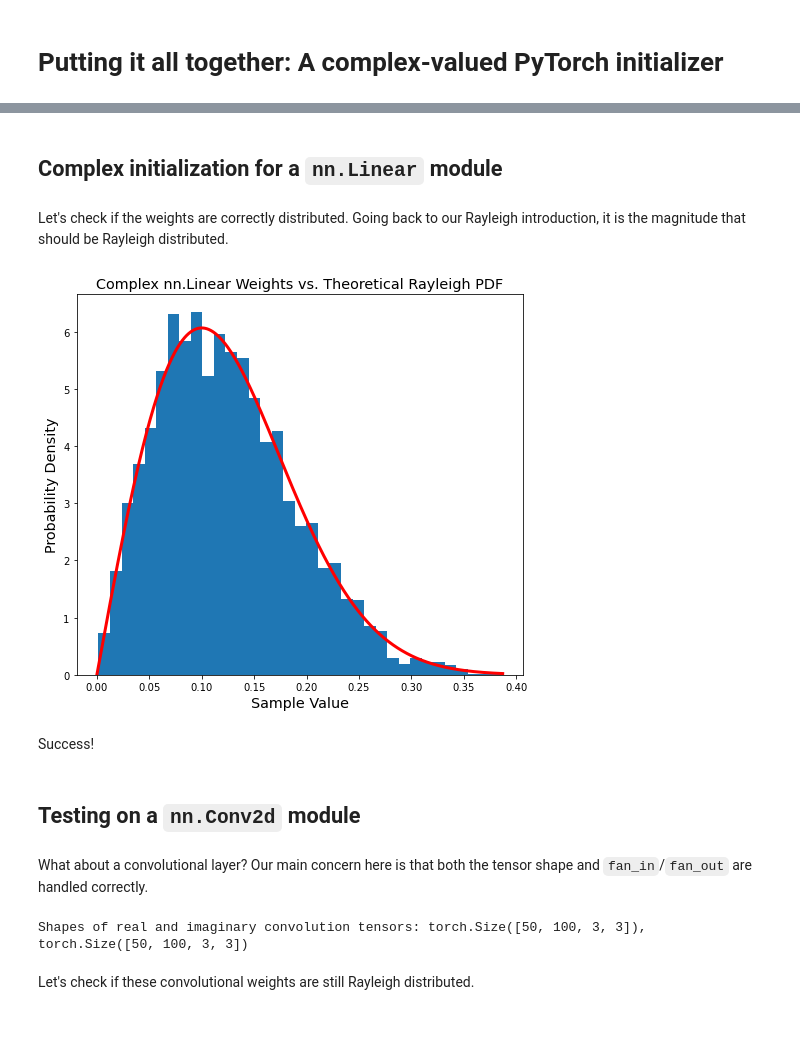
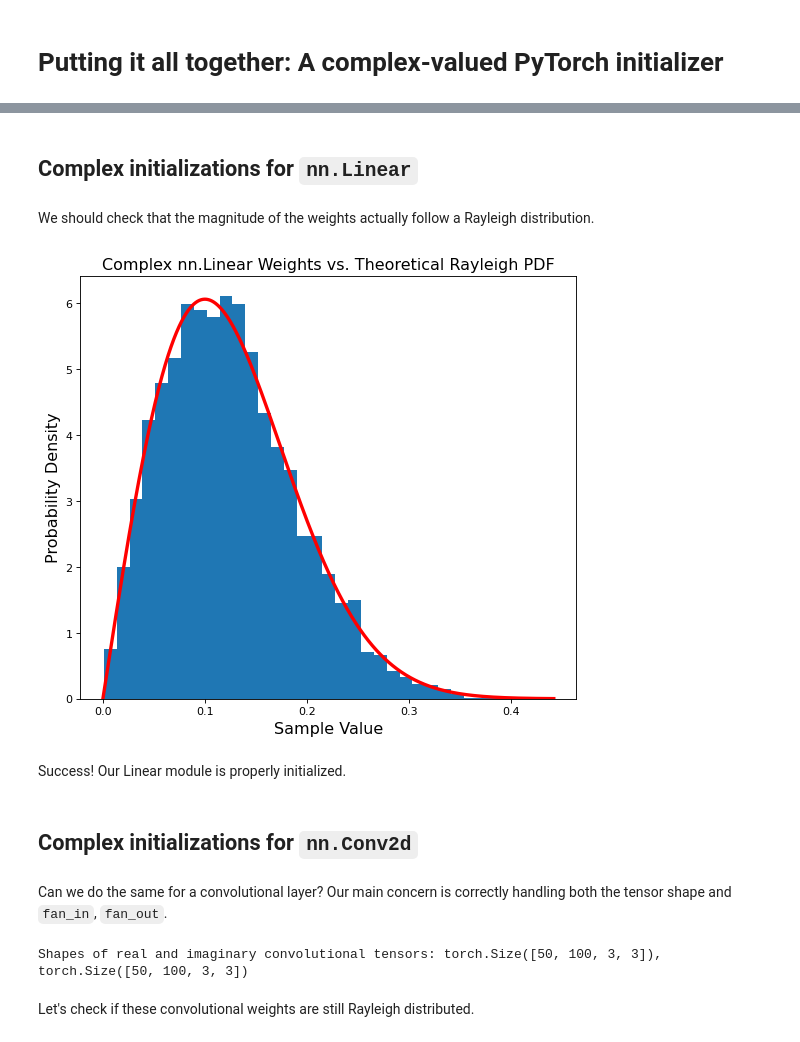
Before and after one commit to enzokro/chaski, a Jupyter notebook: nbs/blog/posts/2022-08-20-rayleigh-init/index.ipynb, the cells around one changed output, grey strips where cells are left out. Saved outputs shown, nothing was run; the diff lists cells and outputs as text; code cells hidden in the pictures.

```diff
--- a/nbs/blog/posts/2022-08-20-rayleigh-init/index.ipynb
+++ b/nbs/blog/posts/2022-08-20-rayleigh-init/index.ipynb
@@ -340,5 +663,5 @@ def get_complex_inits(module, seed=None, criterion='he', dtype='float32'):
 # %% [markdown]
-## Complex initialization for a `nn.Linear` module
+## Complex initializations for `nn.Linear`
 # %%
 # re-create out earlier example with a single layer
 fan_in, fan_out = 100, 50
@@ -347,6 +670,6 @@ sigma_he = 1. / np.sqrt(fan_in)
 # get the complex-valued weights
 m = torch.nn.Linear(fan_in, fan_out)
 real, imag = get_complex_inits(m)
-# %% [markdown]
-Let's check if the weights are correctly distributed. Going back to our Rayleigh introduction, it is the magnitude that should be Rayleigh distributed.
+# %% [markdown]
+We should check that the magnitude of the weights actually follow a Rayleigh distribution.
 # %%
@@ -354,37 +677,42 @@ Let's check if the weights are correctly distributed. Going back to our Rayleigh
 magnitude = torch.sqrt(real**2 + imag**2).numpy().reshape(-1)
 # %%
-# plot histogram of magnitudes vs. theoretical pdf
-plt.figure(figsize=(8,7))
+#|panel: center
+
+# setup the plot
+plt.figure(figsize=(8,7), dpi=80)
 plt.title('Complex nn.Linear Weights vs. Theoretical Rayleigh PDF', fontsize='x-large')
 plt.xlabel('Sample Value', fontsize='x-large')
 plt.ylabel('Probability Density', fontsize='x-large')
 
 # pick points that cover the sample range to compare with theoretical rayleigh pdf
 points = np.linspace(0, magnitude.max(), 1000)
 ray_pdf = rayleigh_pdf(points, sigma=sigma_he)
 
+# plot histogram of Linear magnitudes vs. the theoretical pdf
 plt.hist(magnitude, bins=35, density=True)
 plt.plot(points, ray_pdf, c='r', linewidth=3);
 # %% [output]
-[figure, old version]
+[figure, new version]
-# %% [markdown]
-Success!
+# %% [markdown]
+Success! Our Linear module is properly initialized.
 # %% [markdown]
-## Testing on a `nn.Conv2d` module
+## Complex initializations for `nn.Conv2d`
 # %% [markdown]
-What about a convolutional layer? Our main concern here is that both the tensor shape and `fan_in`/`fan_out` are handled correctly.
+Can we do the same for a convolutional layer? Our main concern is correctly handling both the tensor shape and `fan_in`, `fan_out`.
 # %%
 # make conv layer with 100 input features, 50 output features, and (3x3) kernel
 
 # set a 3x3 kernel size
 k = 3
+# now, these are the number of feature maps (chan_in and chan_out)
+fan_in, fan_out = 100, 50
 conv_layer = torch.nn.Conv2d(fan_in, fan_out, k)
 real_conv, imag_conv = get_complex_inits(conv_layer) # get the initial complex weights
 
 # make sure the shape of weights is ok
-print(f'Shapes of real and imaginary convolution tensors: {real_conv.shape}, {imag_conv.shape}')
+print(f'Shapes of real and imaginary convolutional tensors: {real_conv.shape}, {imag_conv.shape}')
 # %% [output]
-Shapes of real and imaginary convolution tensors: torch.Size([50, 100, 3, 3]), torch.Size([50, 100, 3, 3])
+Shapes of real and imaginary convolutional tensors: torch.Size([50, 100, 3, 3]), torch.Size([50, 100, 3, 3])
 # %% [markdown]
 Let's check if these convolutional weights are still Rayleigh distributed.
 # %%
```
Also changed, not shown: parts of 101 cells of this notebook, 4 other files.
